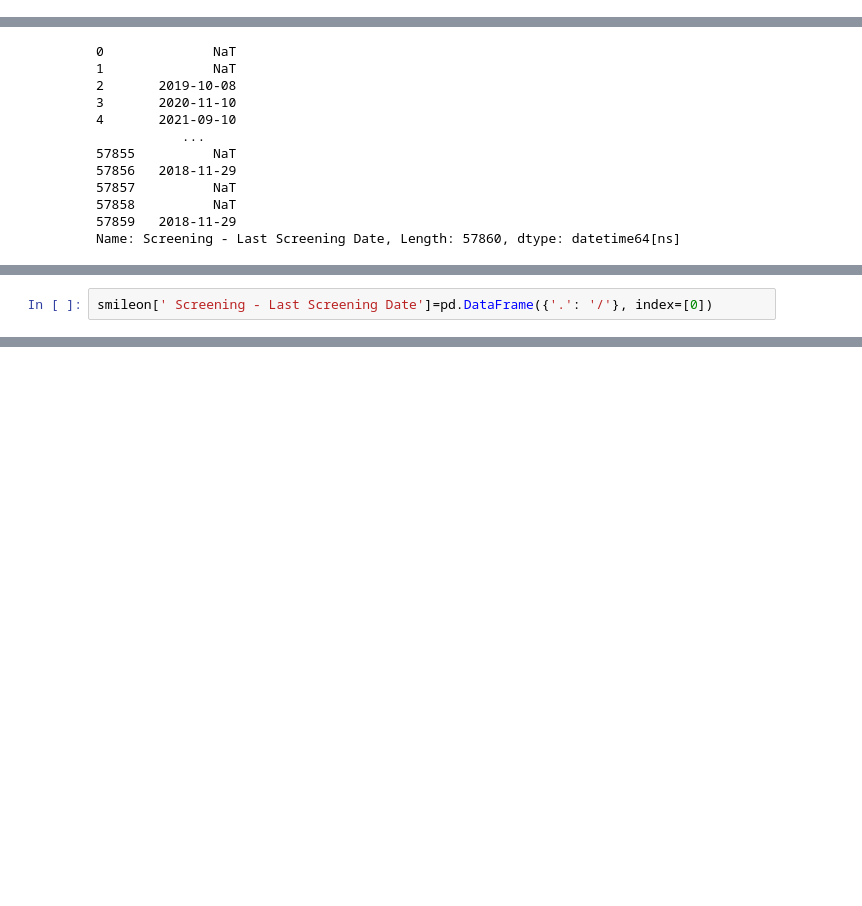
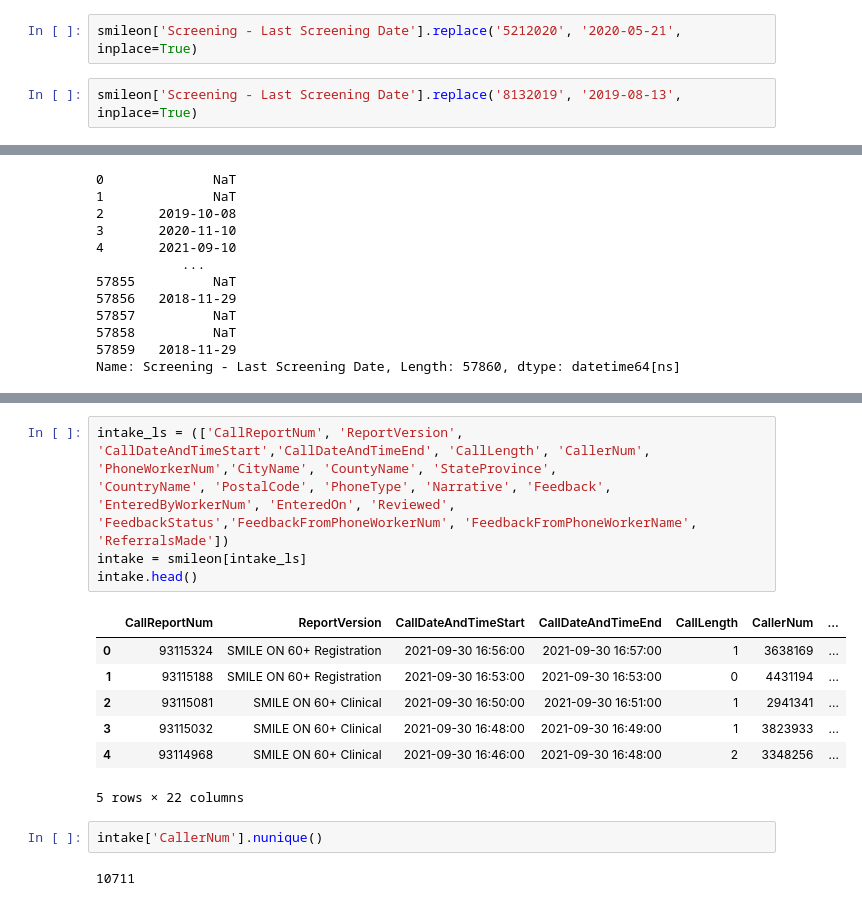
Before and after one commit to Tom-Hudson88/smile_on-dda5_parcheesi, a Jupyter notebook: notebook/ParcheesiSmileOn.ipynb, the cells around one changed output, grey strips where cells are left out. Cells and saved outputs as stored; diff of their text form; blank space fills up the shorter version.

```diff
--- a/notebook/ParcheesiSmileOn.ipynb
+++ b/notebook/ParcheesiSmileOn.ipynb
@@ -339,3 +340,7 @@ smileon['Screening - Last Screening Date'].replace('8162019', '2019-08-16', inpl
 smileon['Screening - Last Screening Date'].replace('9252019', '2019-09-25', inplace=True)
 # %%
 smileon['Screening - Last Screening Date'].replace('9052019', '2019-09-05', inplace=True)
+# %%
+smileon['Screening - Last Screening Date'].replace('5212020', '2020-05-21', inplace=True)
+# %%
+smileon['Screening - Last Screening Date'].replace('8132019', '2019-08-13', inplace=True)
@@ -465,2 +386,0 @@ smileon.loc[~smileon['Screening - Last Screening Date'].str.contains('-', na = F
-# %%
-smileon[' Screening - Last Screening Date']=pd.DataFrame({'.': '/'}, index=[0])
@@ -494,0 +494,18 @@ smileon.isnull().sum()
+# %%
+intake_ls = (['CallReportNum', 'ReportVersion', 'CallDateAndTimeStart','CallDateAndTimeEnd', 'CallLength', 'CallerNum', 'PhoneWorkerNum','CityName', 'CountyName', 'StateProvince',
+'CountryName', 'PostalCode', 'PhoneType', 'Narrative', 'Feedback', 'EnteredByWorkerNum', 'EnteredOn', 'Reviewed',
+'FeedbackStatus','FeedbackFromPhoneWorkerNum', 'FeedbackFromPhoneWorkerName', 'ReferralsMade'])
+intake = smileon[intake_ls]
+intake.head()
+# %% [output]
+|  | CallReportNum | ReportVersion | CallDateAndTimeStart | CallDateAndTimeEnd | CallLength | CallerNum | ... |
+| 0 | 93115324 | SMILE ON 60+ Registration | 2021-09-30 16:56:00 | 2021-09-30 16:57:00 | 1 | 3638169 | ... |
+| 1 | 93115188 | SMILE ON 60+ Registration | 2021-09-30 16:53:00 | 2021-09-30 16:53:00 | 0 | 4431194 | ... |
+| 2 | 93115081 | SMILE ON 60+ Clinical | 2021-09-30 16:50:00 | 2021-09-30 16:51:00 | 1 | 2941341 | ... |
+| 3 | 93115032 | SMILE ON 60+ Clinical | 2021-09-30 16:48:00 | 2021-09-30 16:49:00 | 1 | 3823933 | ... |
+| 4 | 93114968 | SMILE ON 60+ Clinical | 2021-09-30 16:46:00 | 2021-09-30 16:48:00 | 2 | 3348256 | ... |
+5 rows × 22 columns
+# %%
+intake['CallerNum'].nunique()
+# %% [output]
+10711
```
Also changed, not shown: parts of 44 cells of this notebook.
